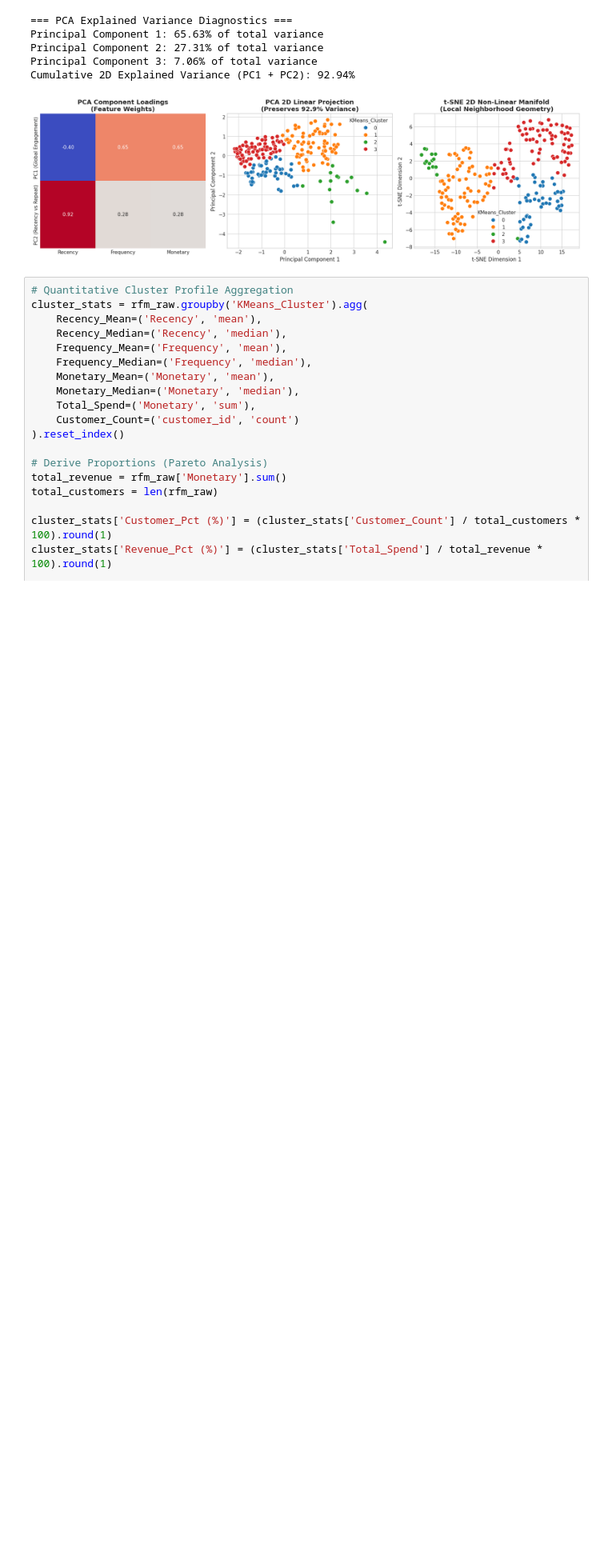
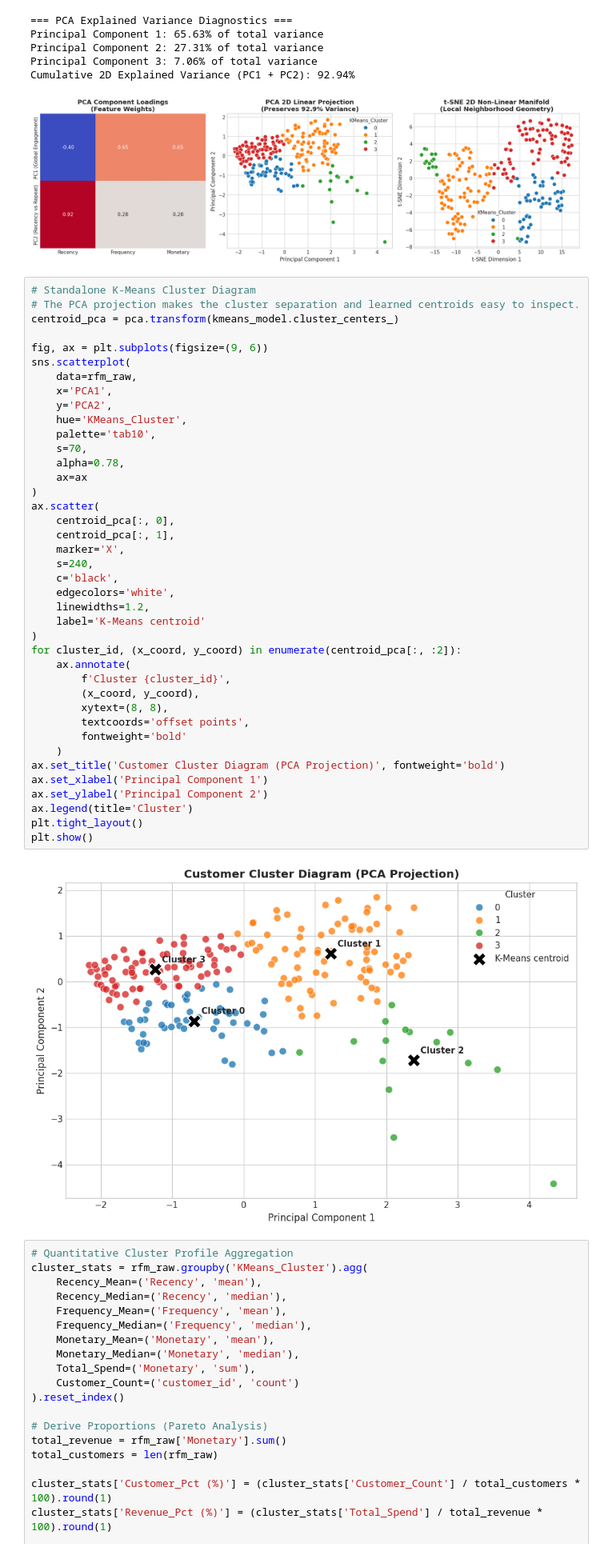
Before and after one commit to AdarshKumar-rathaur/ML-Case-Study-4, a Jupyter notebook: Ecommerce_Customer_Segmentation.ipynb, the cells around one changed output. Shown at 80% size. Saved outputs shown, nothing was run; the diff lists cells and outputs as text; blank space fills up the shorter version.

```diff
--- a/Ecommerce_Customer_Segmentation.ipynb
+++ b/Ecommerce_Customer_Segmentation.ipynb
@@ -335,6 +335,48 @@ Principal Component 2: 27.31% of total variance
 Principal Component 3: 7.06% of total variance
 Cumulative 2D Explained Variance (PC1 + PC2): 92.94%
 [figure]
+# %%
+# Standalone K-Means Cluster Diagram
+# The PCA projection makes the cluster separation and learned centroids easy to inspect.
+centroid_pca = pca.transform(kmeans_model.cluster_centers_)
+
+fig, ax = plt.subplots(figsize=(9, 6))
+sns.scatterplot(
+    data=rfm_raw,
+    x='PCA1',
+    y='PCA2',
+    hue='KMeans_Cluster',
+    palette='tab10',
+    s=70,
+    alpha=0.78,
+    ax=ax
+)
+ax.scatter(
+    centroid_pca[:, 0],
+    centroid_pca[:, 1],
+    marker='X',
+    s=240,
+    c='black',
+    edgecolors='white',
+    linewidths=1.2,
+    label='K-Means centroid'
+)
+for cluster_id, (x_coord, y_coord) in enumerate(centroid_pca[:, :2]):
+    ax.annotate(
+        f'Cluster {cluster_id}',
+        (x_coord, y_coord),
+        xytext=(8, 8),
+        textcoords='offset points',
+        fontweight='bold'
+    )
+ax.set_title('Customer Cluster Diagram (PCA Projection)', fontweight='bold')
+ax.set_xlabel('Principal Component 1')
+ax.set_ylabel('Principal Component 2')
+ax.legend(title='Cluster')
+plt.tight_layout()
+plt.show()
+# %% [output]
+[figure, added]
 # %%
 # Quantitative Cluster Profile Aggregation
 cluster_stats = rfm_raw.groupby('KMeans_Cluster').agg(
```
Also changed, not shown: 3 other files.
